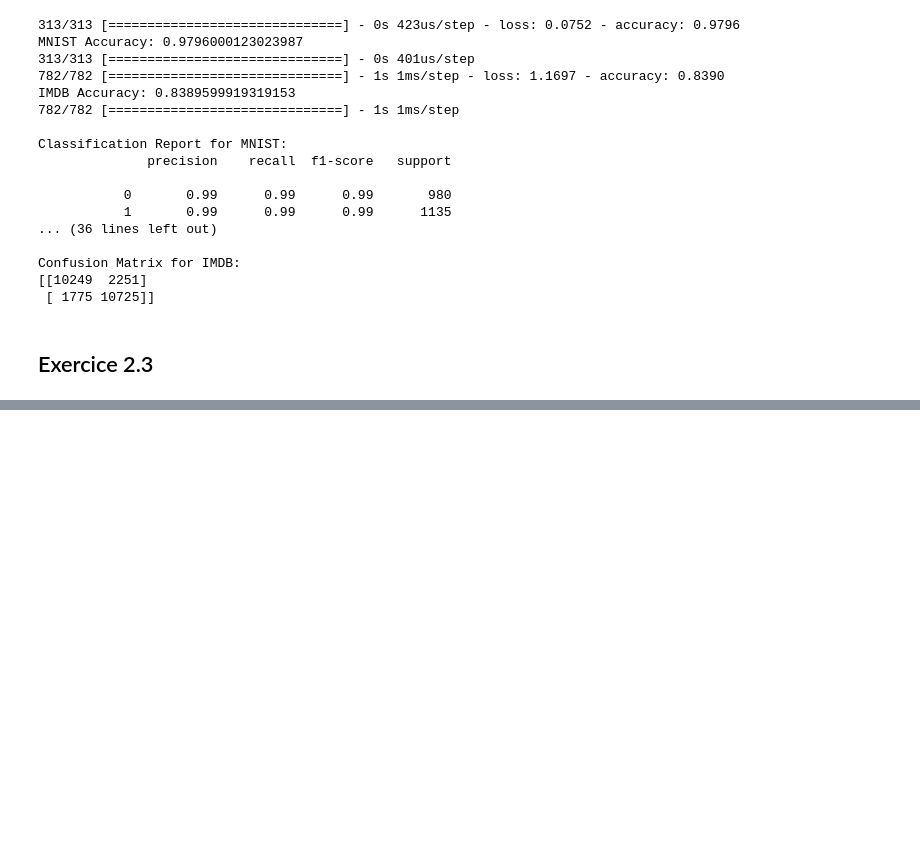
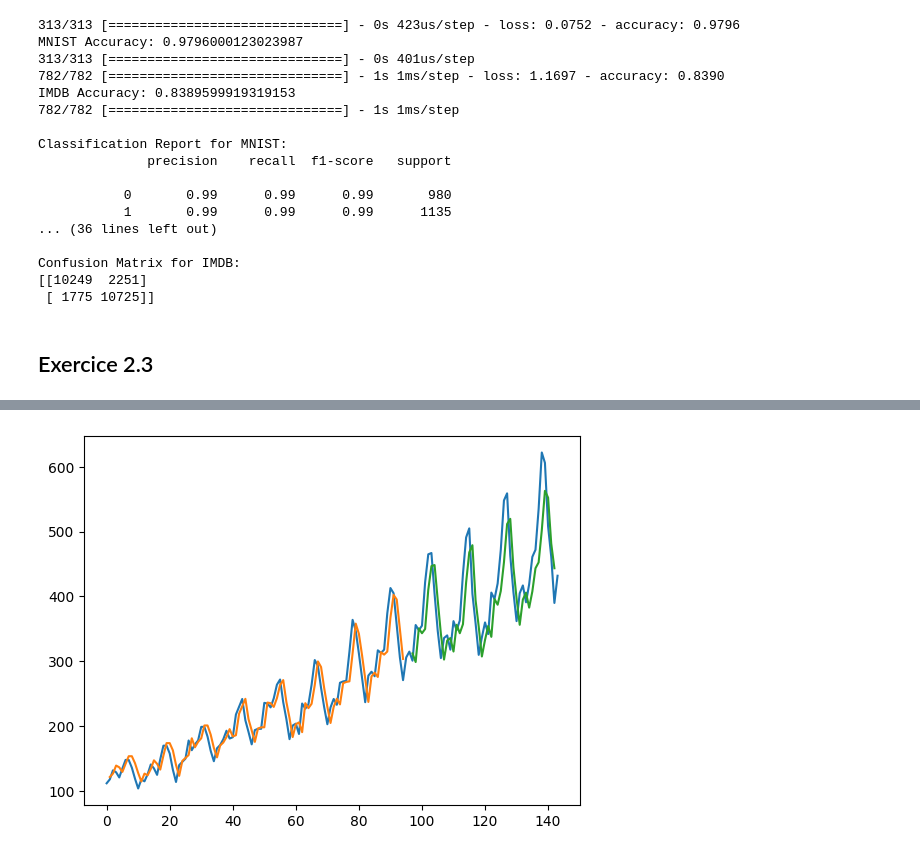
Before and after one commit to MaximeCornaton/CPE_IA-DeepLearning, a Jupyter notebook: DEPOs_TP1_TP2/TP2/TP2.ipynb, the cells around one changed output, grey strips where cells are left out. Saved outputs shown, nothing was run; the diff lists cells and outputs as text; code cells hidden in the pictures; blank space fills up the shorter version.

```diff
--- a/DEPOs_TP1_TP2/TP2/TP2.ipynb
+++ b/DEPOs_TP1_TP2/TP2/TP2.ipynb
@@ -322,0 +325,91 @@ Confusion Matrix for IMDB:
+# %%
+# LSTM for international airline passengers problem with regression framing
+import numpy as np
+import matplotlib
+from matplotlib import pyplot as plt
+import pandas
+from pandas import read_csv
+import math
+import tensorflow as tf
+from tensorflow.keras.models import Sequential
+from tensorflow.keras.layers import Dense
+from tensorflow.keras.layers import LSTM
+from sklearn.preprocessing import MinMaxScaler
+from sklearn.metrics import mean_squared_error
+
+
+# convert an array of values into a dataset matrix
+def create_dataset(dataset, look_back=1):
+	dataX, dataY = [], []
+	for i in range(len(dataset)-look_back-1):
+		a = dataset[i:(i+look_back), 0]
+		dataX.append(a)
+		dataY.append(dataset[i + look_back, 0])
+	return np.array(dataX), np.array(dataY)
+
+
+# fix random seed for reproducibility
+tf.random.set_seed(7)
+
+# load the dataset
+dataframe = read_csv('airline-passengers.csv', usecols=[1], engine='python')
+dataset = dataframe.values
+dataset = dataset.astype('float32')
+
+# normalize the dataset
+scaler = MinMaxScaler(feature_range=(0, 1))
+dataset = scaler.fit_transform(dataset)
+
+# split into train and test sets
+train_size = int(len(dataset) * 0.67)
+test_size = len(dataset) - train_size
+train, test = dataset[0:train_size,:], dataset[train_size:len(dataset),:]
+
+# reshape into X=t and Y=t+1
+look_back = 1
+trainX, trainY = create_dataset(train, look_back)
+testX, testY = create_dataset(test, look_back)
+
+# reshape input to be [samples, time steps, features]
+trainX = np.reshape(trainX, (trainX.shape[0], 1, trainX.shape[1]))
+testX = np.reshape(testX, (testX.shape[0], 1, testX.shape[1]))
+
+# create and fit the LSTM network
+model = Sequential()
+model.add(LSTM(4, input_shape=(1, look_back)))
+model.add(Dense(1))
+model.compile(loss='mean_squared_error', optimizer='adam')
+model.fit(trainX, trainY, epochs=100, batch_size=1, verbose=2)
+
+# make predictions
+trainPredict = model.predict(trainX)
+testPredict = model.predict(testX)
+
+# invert predictions
+trainPredict = scaler.inverse_transform(trainPredict)
+trainY = scaler.inverse_transform([trainY])
+testPredict = scaler.inverse_transform(testPredict)
+testY = scaler.inverse_transform([testY])
+
+# calculate root mean squared error
+trainScore = np.sqrt(mean_squared_error(trainY[0], trainPredict[:,0]))
+print('Train Score: %.2f RMSE' % (trainScore))
+testScore = np.sqrt(mean_squared_error(testY[0], testPredict[:,0]))
+print('Test Score: %.2f RMSE' % (testScore))
+
+# shift train predictions for plotting
+trainPredictPlot = np.empty_like(dataset)
+trainPredictPlot[:, :] = np.nan
+trainPredictPlot[look_back:len(trainPredict)+look_back, :] = trainPredict
+
+# shift test predictions for plotting
+testPredictPlot = np.empty_like(dataset)
+testPredictPlot[:, :] = np.nan
+testPredictPlot[len(trainPredict)+(look_back*2)+1:len(dataset)-1, :] = testPredict
+
+# plot baseline and predictions
+plt.plot(scaler.inverse_transform(dataset))
+plt.plot(trainPredictPlot)
+plt.plot(testPredictPlot)
+plt.show()
+# %% [output]
@@ -322,0 +433 @@ Confusion Matrix for IMDB:
+[figure, added]
```
Also changed, not shown: parts of 4 cells of this notebook.
